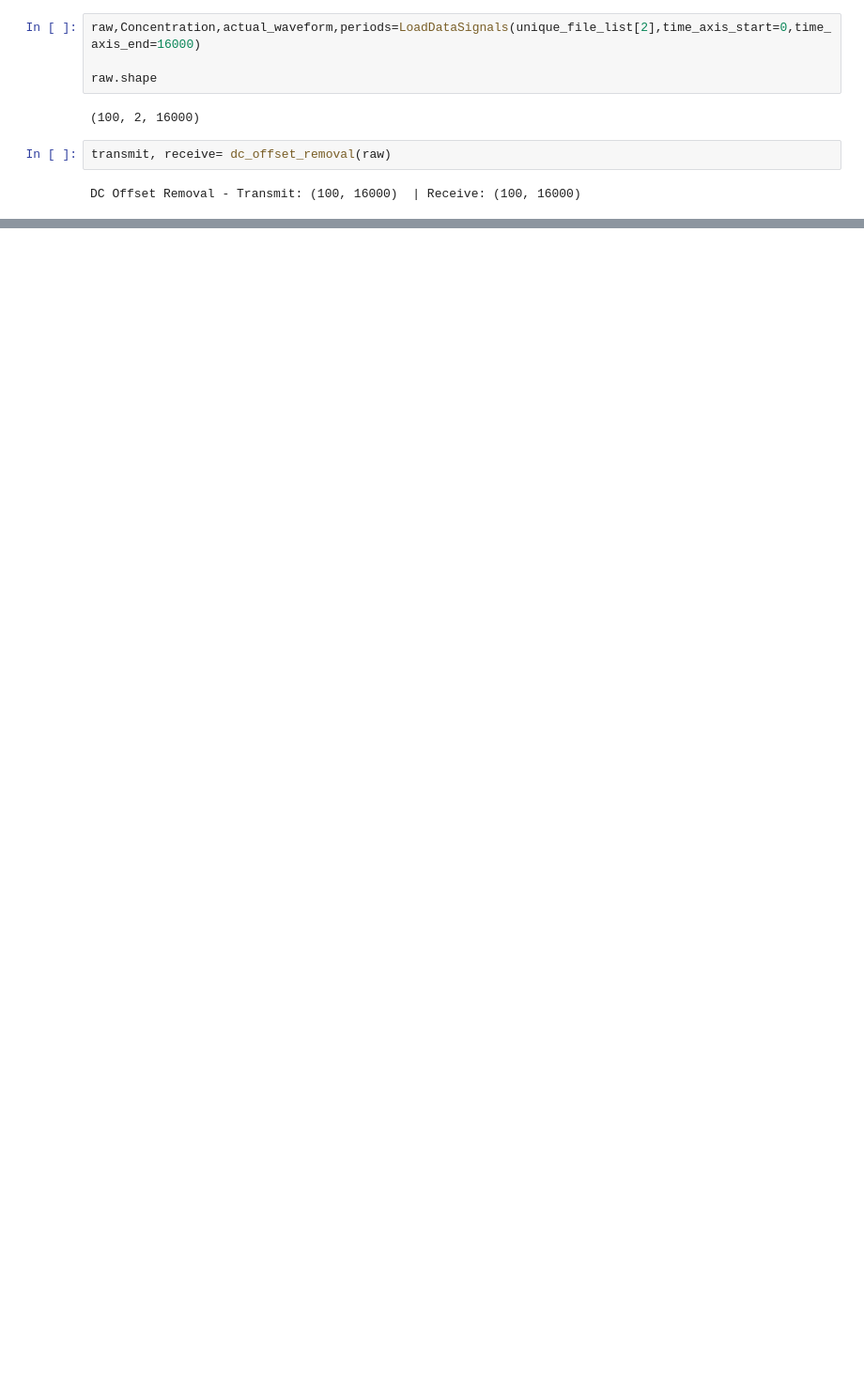
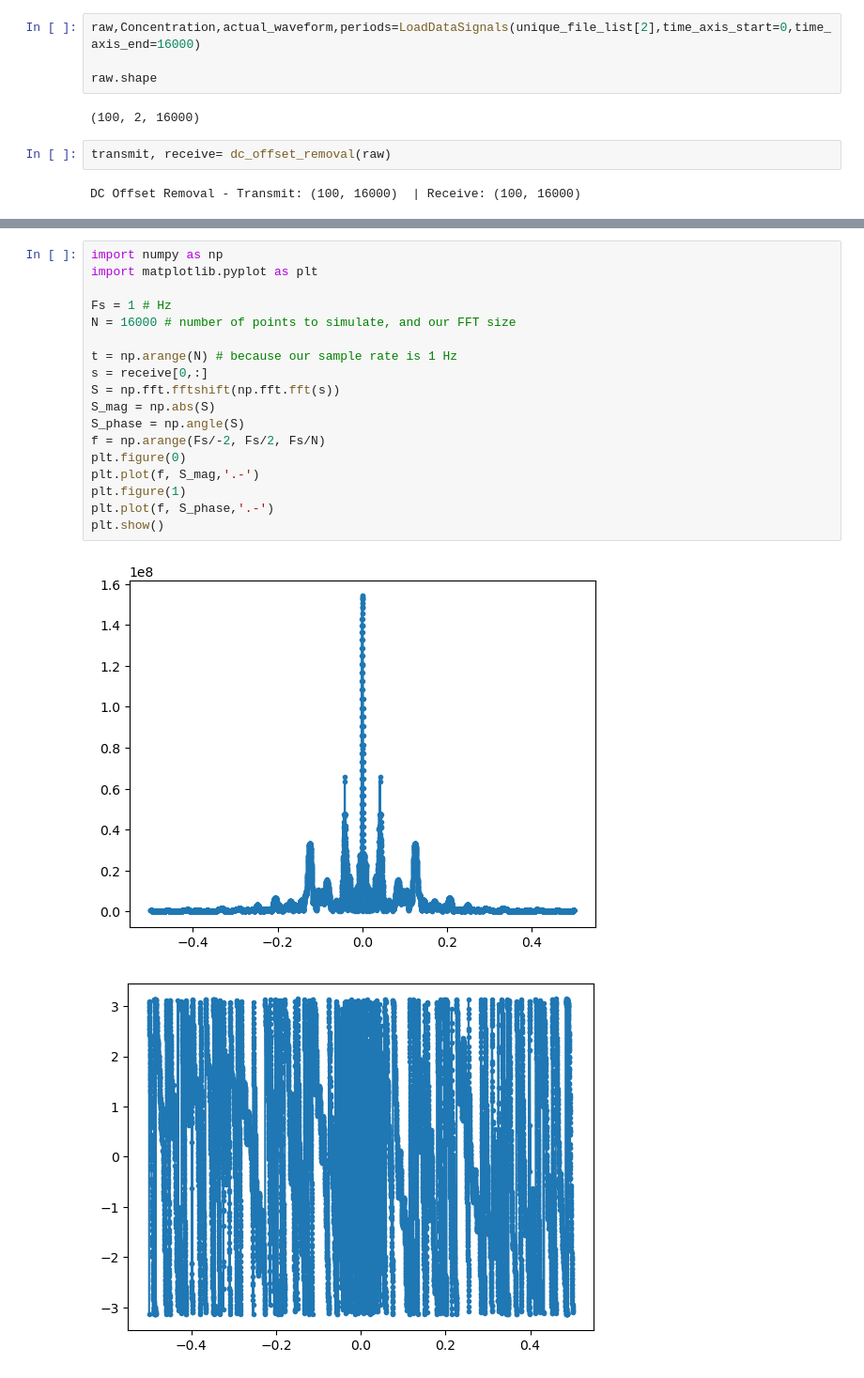
Before and after one commit to madhviasthana/Bio-Medical-Signal-Processing, a Jupyter notebook: codebase/runnable/frequency_domain_analysis.ipynb, the cells around one changed output, grey strips where cells are left out. Shown: that part at 94% size. Cells and saved outputs as stored; diff of their text form; blank space fills up the shorter version.

```diff
--- a/codebase/runnable/frequency_domain_analysis.ipynb
+++ b/codebase/runnable/frequency_domain_analysis.ipynb
@@ -94,0 +153,21 @@ plot_signal_fft(receive[0,:], fs)
+# %%
+import numpy as np
+import matplotlib.pyplot as plt
+
+Fs = 1 # Hz
+N = 16000 # number of points to simulate, and our FFT size
+
+t = np.arange(N) # because our sample rate is 1 Hz
+s = receive[0,:]
+S = np.fft.fftshift(np.fft.fft(s))
+S_mag = np.abs(S)
+S_phase = np.angle(S)
+f = np.arange(Fs/-2, Fs/2, Fs/N)
+plt.figure(0)
+plt.plot(f, S_mag,'.-')
+plt.figure(1)
+plt.plot(f, S_phase,'.-')
+plt.show()
+# %% [output]
+[figure, added]
+[figure, added]
```
Also changed, not shown: parts of 17 cells of this notebook, 3 other files.
